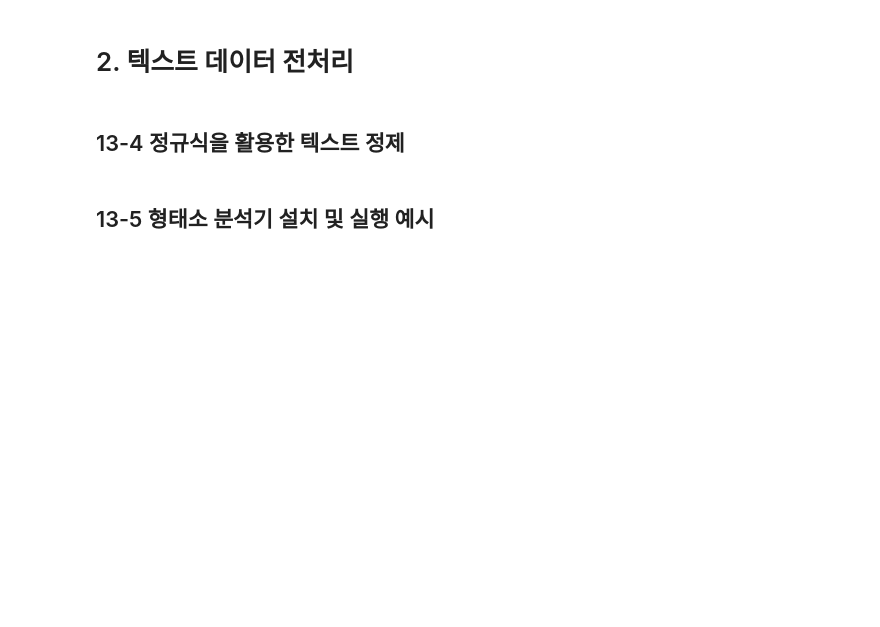
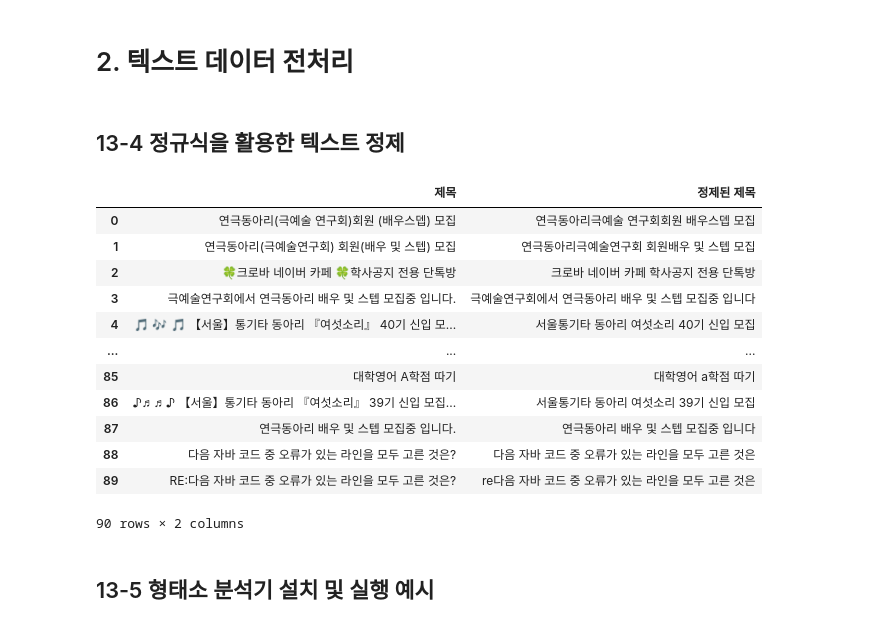
Before and after one commit to JKTajo/Data-Analysis-with-Open-Source, a Jupyter notebook: 오픈소스_데이터_분석_13강.ipynb, the cells around one changed output. Saved outputs shown, nothing was run; the diff lists cells and outputs as text; code cells hidden in the pictures; blank space fills up the shorter version.

```diff
--- a/오픈소스_데이터_분석_13강.ipynb
+++ b/오픈소스_데이터_분석_13강.ipynb
@@ -236,27 +236,44 @@ RE:다음 자바 코드 중 오류가 있는 라인을 모두 고른 것은?
 # %%
 import re
 
 ## 텍스트 정제 함수
 def clean_text(text):
     if isinstance(text, str):
        # 특수 문자 제거 regex (영어 소문자, 영어 대문자, 숫자, 한글, 공백글자만 허용)
+       text = re.sub(r'[^a-zA-Z0-9가-힣\s]', '', text)
 
        # HTML 태그 제거 regex
+       text = re.sub(r'<[^>]*>', '', text)
 
        # 소문자로 변환 python 함수
+       text = text.lower()
 
        return text
     else:
         return ""
 
 ## 데이터프레임 정제 함수
 def clean_df(df):
   if not df.empty:
       df['정제된 제목'] = df['제목'].apply(clean_text)
 
 ## cs_df에 정제 함수 적용
 clean_df(cs_df)
 cs_df
+# %% [output]
+|  | 제목 | 정제된 제목 |
+| 0 | 연극동아리(극예술 연구회)회원 (배우스뎁) 모집 | 연극동아리극예술 연구회회원 배우스뎁 모집 |
+| 1 | 연극동아리(극예술연구회) 회원(배우 및 스텝) 모집 | 연극동아리극예술연구회 회원배우 및 스텝 모집 |
+| 2 | 🍀크로바 네이버 카페 🍀학사공지 전용 단톡방 | 크로바 네이버 카페 학사공지 전용 단톡방 |
+| 3 | 극예술연구회에서 연극동아리 배우 및 스텝 모집중 입니다. | 극예술연구회에서 연극동아리 배우 및 스텝 모집중 입니다 |
+| 4 | 🎵 🎶 🎵 【서울】통기타 동아리 『여섯소리』 40기 신입 모... | 서울통기타 동아리 여섯소리 40기 신입 모집 |
+| ... | ... | ... |
+| 85 | 대학영어 A학점 따기 | 대학영어 a학점 따기 |
+| 86 | ♪♬♬♪ 【서울】통기타 동아리 『여섯소리』 39기 신입 모집... | 서울통기타 동아리 여섯소리 39기 신입 모집 |
+| 87 | 연극동아리 배우 및 스텝 모집중 입니다. | 연극동아리 배우 및 스텝 모집중 입니다 |
+| 88 | 다음 자바 코드 중 오류가 있는 라인을 모두 고른 것은? | 다음 자바 코드 중 오류가 있는 라인을 모두 고른 것은 |
+| 89 | RE:다음 자바 코드 중 오류가 있는 라인을 모두 고른 것은? | re다음 자바 코드 중 오류가 있는 라인을 모두 고른 것은 |
+90 rows × 2 columns
 # %% [markdown]
 ## 13-5 형태소 분석기 설치 및 실행 예시
 # %%
```
